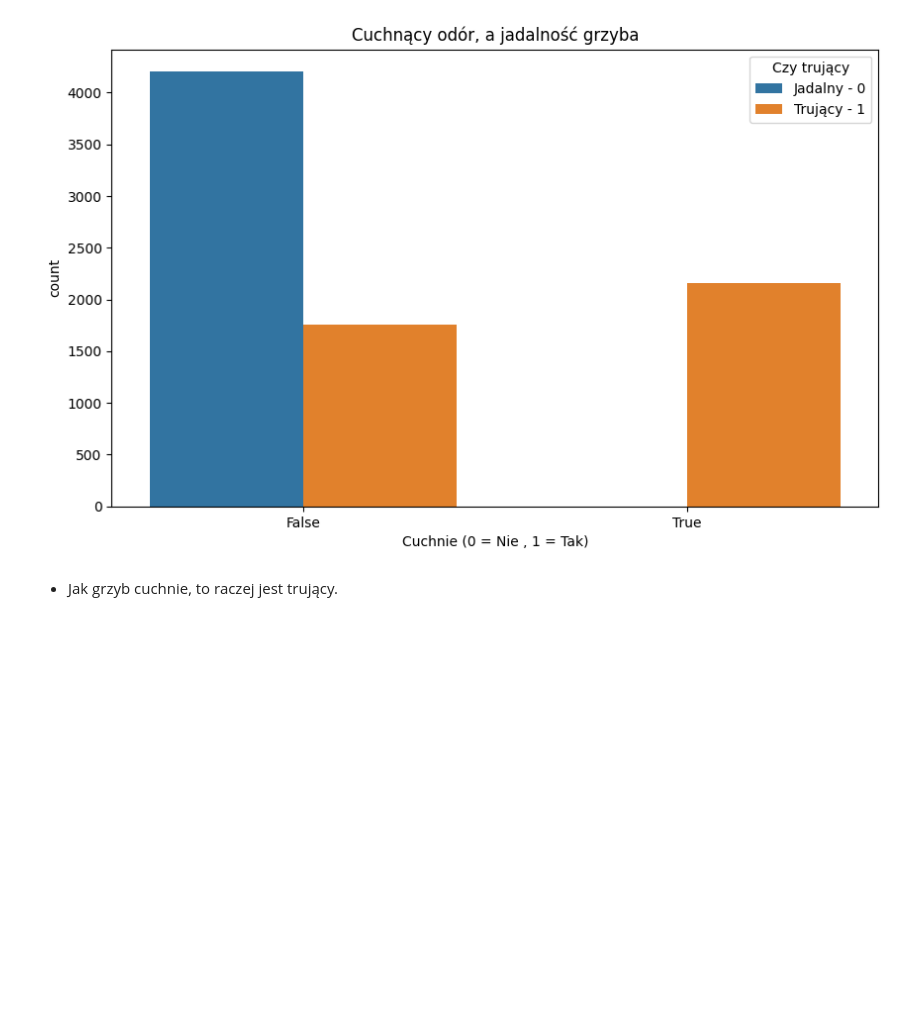
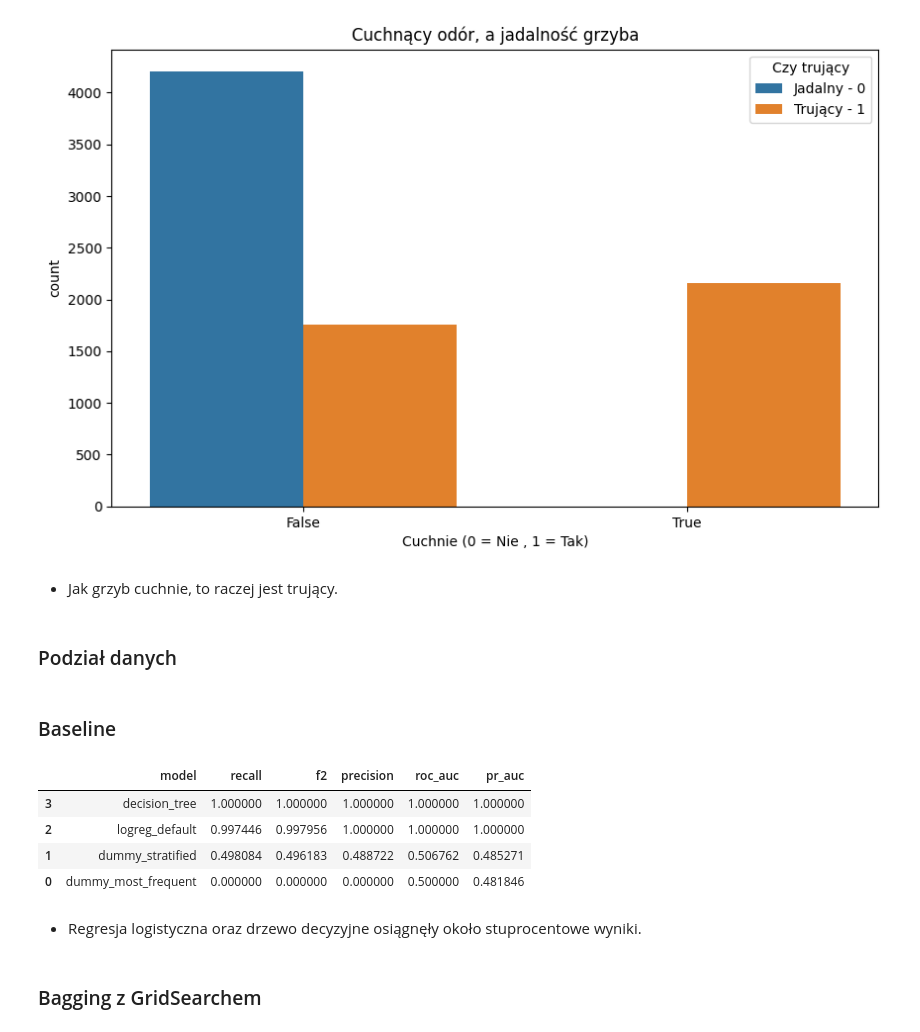
Before and after one commit to Zajecia-na-PWr-LR/lista-5-dawidmuszynski1, a Jupyter notebook: Zad_2.ipynb, the cells around one changed output. Saved outputs shown, nothing was run; the diff lists cells and outputs as text; code cells hidden in the pictures; blank space fills up the shorter version.

```diff
--- a/Zad_2.ipynb
+++ b/Zad_2.ipynb
@@ -241,3 +271,60 @@ plt.show()
 [figure]
 # %% [markdown]
 - Jak grzyb cuchnie, to raczej jest trujący.
+# %% [markdown]
+### Podział danych
+# %%
+X_train, X_test, y_train, y_test = train_test_split(X, y , test_size = 0.2, random_state = 67, stratify = y)
+# %% [markdown]
+### Baseline
+# %%
+def evaluate_model(model, X_train, y_train, X_test, y_test):
+    model.fit(X_train, y_train)
+    y_pred = model.predict(X_test)
+
+    if hasattr(model, "predict_proba"):
+        y_score = model.predict_proba(X_test)[:, 1]
+        roc_auc = roc_auc_score(y_test, y_score)
+    elif hasattr(model, "decision_function"):
+        y_score = model.decision_function(X_test)
+        roc_auc = roc_auc_score(y_test, y_score)
+    else:
+        y_score = y_pred
+        roc_auc = None
+
+    return {
+        "recall": recall_score(y_test, y_pred, zero_division=0),
+        "precision": precision_score(y_test, y_pred, zero_division=0),
+        "f2": fbeta_score(y_test, y_pred, beta=2, zero_division=0),
+        "roc_auc": roc_auc,
+        "pr_auc": average_precision_score(y_test, y_score),
+    }
+# %%
+baseline_models = {
+    "dummy_most_frequent": DummyClassifier(strategy="most_frequent"),
+    "dummy_stratified": DummyClassifier(strategy="stratified", random_state=42),
+    "logreg_default": LogisticRegression(max_iter=2000, random_state=42),
+    "decision_tree": DecisionTreeClassifier(random_state = 42)
+}
+
+rows = []
+for name, model in baseline_models.items():
+    metrics = evaluate_model(model, X_train, y_train, X_test, y_test)
+    metrics["model"] = name
+    rows.append(metrics)
+
+baseline_results = pd.DataFrame(rows)[
+    ["model", "recall","f2", "precision" , "roc_auc", "pr_auc"]
+].sort_values("f2", ascending=False)
+
+baseline_results
+# %% [output]
+|  | model | recall | f2 | precision | roc_auc | pr_auc |
+| 3 | decision_tree | 1.000000 | 1.000000 | 1.000000 | 1.000000 | 1.000000 |
+| 2 | logreg_default | 0.997446 | 0.997956 | 1.000000 | 1.000000 | 1.000000 |
+| 1 | dummy_stratified | 0.498084 | 0.496183 | 0.488722 | 0.506762 | 0.485271 |
+| 0 | dummy_most_frequent | 0.000000 | 0.000000 | 0.000000 | 0.500000 | 0.481846 |
+# %% [markdown]
+- Regresja logistyczna oraz drzewo decyzyjne osiągnęły około stuprocentowe wyniki.
+# %% [markdown]
+### Bagging z GridSearchem
```
Also changed, not shown: parts of 25 cells of this notebook, 1 other file.
